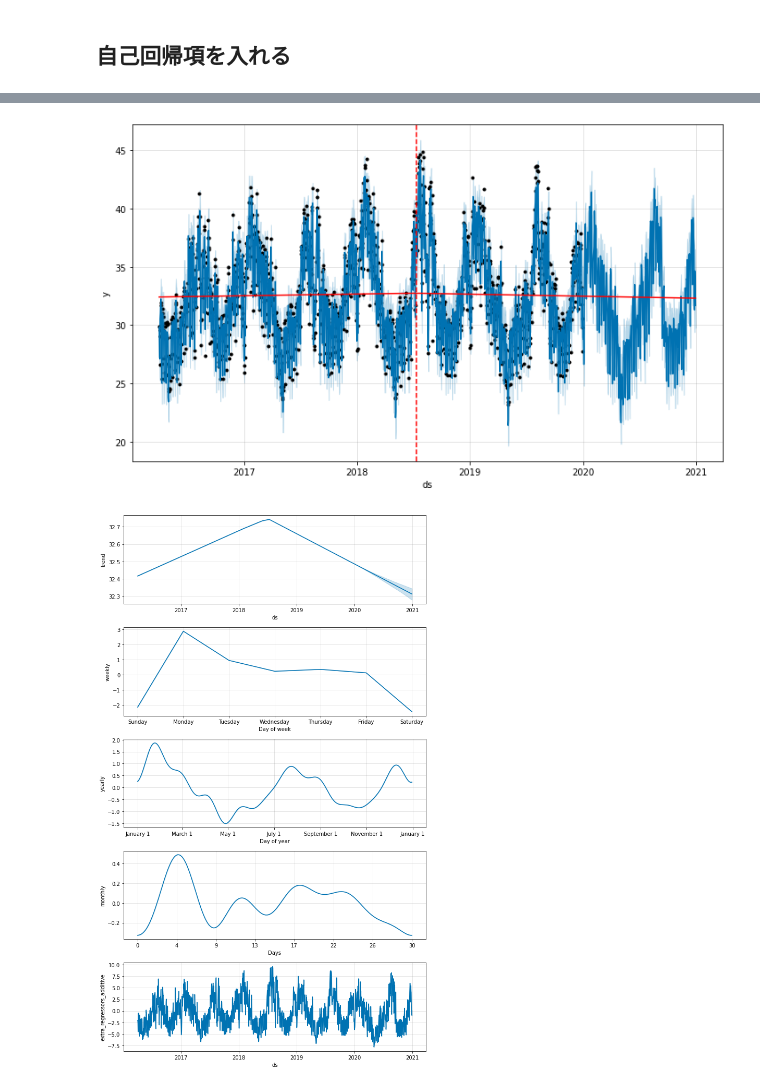
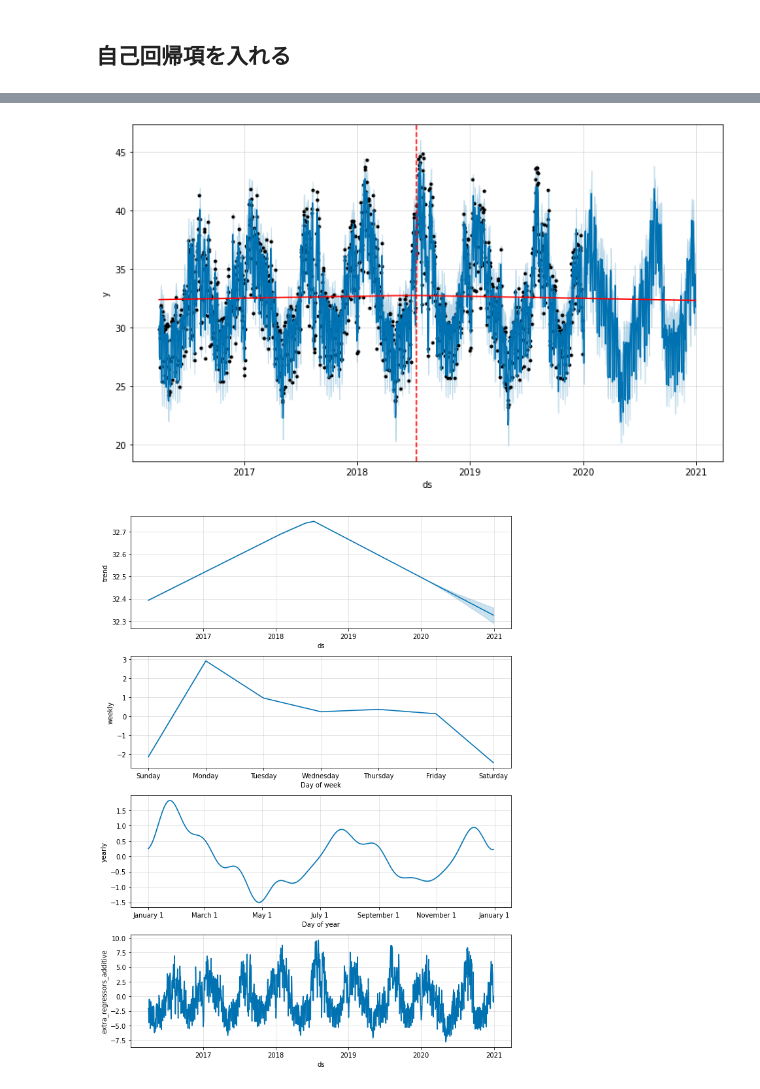
Before and after one commit to Rio114/practice, a Jupyter notebook: timeseries/elec/5.prophet_daily.ipynb, the cells around one changed output, grey strips where cells are left out. Drawn from its saved outputs; the diff is of its cells as text; code cells hidden in the pictures.

```diff
--- a/timeseries/elec/5.prophet_daily.ipynb
+++ b/timeseries/elec/5.prophet_daily.ipynb
@@ -304,33 +259,8 @@ df
 # %%
-df_train = df[(df['ds'] < start)]
-df_test = df[(df['ds']>= start) & (df['ds'] < end)]
-
-data_train = df_train[['ds', 'y', 'temperature', 'gdp', 'y_shift_1']].copy()
-data_test = df_test[['ds', 'y', 'temperature', 'gdp', 'y_shift_1']].copy()
-
-prophet = Prophet(daily_seasonality=False,
-                  weekly_seasonality=True,
-                  yearly_seasonality=True,
-                  seasonality_mode='additive')
-prophet.add_seasonality(name='monthly', period=30.5, fourier_order=5)
-prophet.add_regressor('temperature')
-prophet.add_regressor('gdp')
-prophet.add_regressor('y_shift_1')
-
-# prophet.add_seasonality(name='monthly', period=30.5, fourier_order=5)
-prophet.fit(data_train)
-future = prophet.make_future_dataframe(periods=365, freq='D')
-
-future = pd.merge(future, df[['ds', 'temperature', 'gdp', 'y_shift_1']], on='ds', how='left')
-forecast = prophet.predict(future)
-fig = prophet.plot(forecast)
-a = add_changepoints_to_plot(fig.gca(), prophet, forecast)
-prophet.plot_components(forecast)
-# data_test.set_index('ds').plot()
-plt.show()
+forecast, data_train, data_test = learn_plot_prophet(df, start, end, ['temperature', 'gdp', 'y_shift_1'])
 # %% [output]
-[figure, old version]
+[figure, new version]
-[figure, old version]
+[figure, new version]
 # %%
 plot_prediction(forecast, data_test)
 # %% [output]
```
Also changed, not shown: parts of 35 cells of this notebook, 10 other files.
